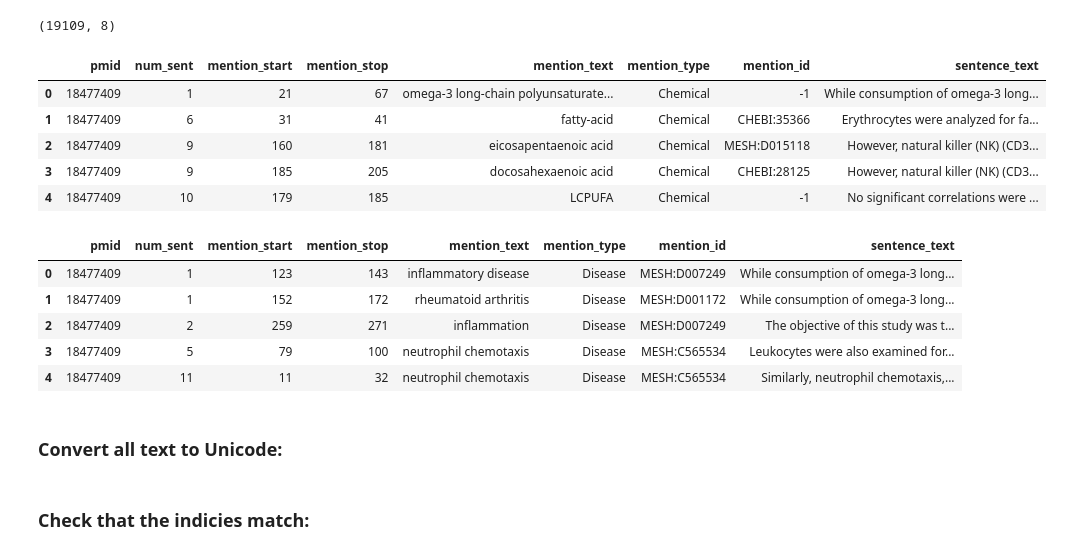
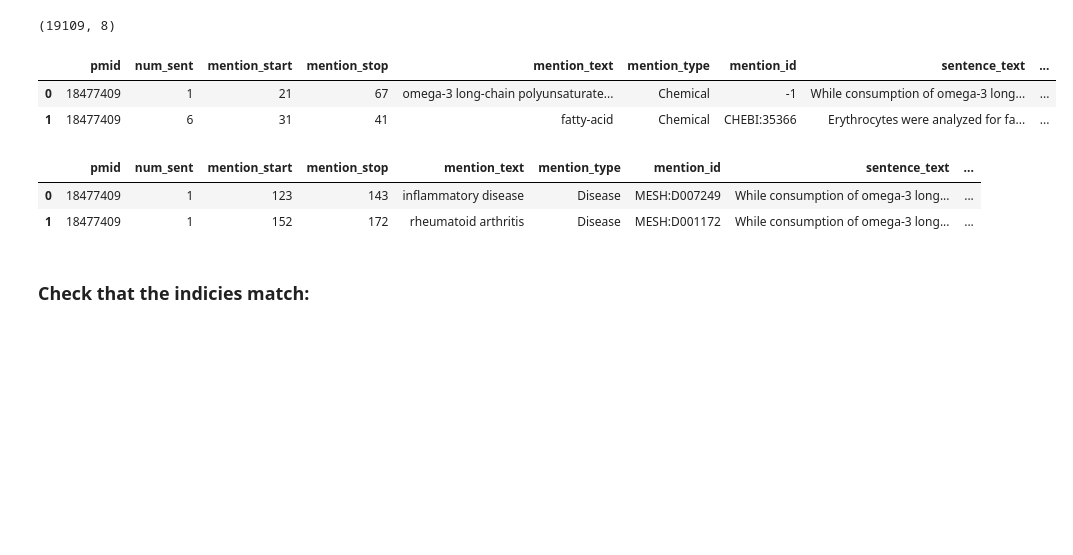
Before and after one commit to SuLab/crowd_cid_relex, a Jupyter notebook: crowd_only/analysis/befree_data_processing.ipynb, the cells around one changed output. Drawn from its saved outputs; the diff is of its cells as text; code cells hidden in the pictures; blank space fills up the shorter version.

Commit message:
Move preprocessing methods for BeFree/Crowd corpus.
Moved the preprocessing code for crowd annotation of the corpus sent to
us by BeFree to the analysis folder.

```diff
--- a/crowd_only/befree_data_processing.ipynb
+++ b/crowd_only/analysis/befree_data_processing.ipynb
@@ -24,6 +27,6 @@ from src.data_model import *
 ### Read the data Alex sent us:
 # %%
 # quoting = 3 means there are no quote characters used at all!!
-chem_data = pd.read_csv("data/befree/chemicals_entities_tmChem_sent_relative_offsets_v2.txt",
+chem_data = pd.read_csv("../data/befree/chemicals_entities_tmChem_sent_relative_offsets_v2.txt",
                         sep = '\t', quoting = 3)
 # %%
@@ -38,22 +41,14 @@ dise_data.shape
 # %% [output]
 (19109, 8)
 # %%
-chem_data.head()
+chem_data.head(2)
 # %% [output]
-|  | pmid | num_sent | mention_start | mention_stop | mention_text | mention_type | mention_id | sentence_text |
-| 0 | 18477409 | 1 | 21 | 67 | omega-3 long-chain polyunsaturate... | Chemical | -1 | While consumption of omega-3 long... |
-| 1 | 18477409 | 6 | 31 | 41 | fatty-acid | Chemical | CHEBI:35366 | Erythrocytes were analyzed for fa... |
-| 2 | 18477409 | 9 | 160 | 181 | eicosapentaenoic acid | Chemical | MESH:D015118 | However, natural killer (NK) (CD3... |
-| 3 | 18477409 | 9 | 185 | 205 | docosahexaenoic acid | Chemical | CHEBI:28125 | However, natural killer (NK) (CD3... |
-| 4 | 18477409 | 10 | 179 | 185 | LCPUFA | Chemical | -1 | No significant correlations were ... |
+|  | pmid | num_sent | mention_start | mention_stop | mention_text | mention_type | mention_id | sentence_text | ... |
+| 0 | 18477409 | 1 | 21 | 67 | omega-3 long-chain polyunsaturate... | Chemical | -1 | While consumption of omega-3 long... | ... |
+| 1 | 18477409 | 6 | 31 | 41 | fatty-acid | Chemical | CHEBI:35366 | Erythrocytes were analyzed for fa... | ... |
 # %%
-dise_data.head()
+dise_data.head(2)
 # %% [output]
-|  | pmid | num_sent | mention_start | mention_stop | mention_text | mention_type | mention_id | sentence_text |
-| 0 | 18477409 | 1 | 123 | 143 | inflammatory disease | Disease | MESH:D007249 | While consumption of omega-3 long... |
-| 1 | 18477409 | 1 | 152 | 172 | rheumatoid arthritis | Disease | MESH:D001172 | While consumption of omega-3 long... |
-| 2 | 18477409 | 2 | 259 | 271 | inflammation | Disease | MESH:D007249 | The objective of this study was t... |
-| 3 | 18477409 | 5 | 79 | 100 | neutrophil chemotaxis | Disease | MESH:C565534 | Leukocytes were also examined for... |
-| 4 | 18477409 | 11 | 11 | 32 | neutrophil chemotaxis | Disease | MESH:C565534 | Similarly, neutrophil chemotaxis,... |
+|  | pmid | num_sent | mention_start | mention_stop | mention_text | mention_type | mention_id | sentence_text | ... |
+| 0 | 18477409 | 1 | 123 | 143 | inflammatory disease | Disease | MESH:D007249 | While consumption of omega-3 long... | ... |
+| 1 | 18477409 | 1 | 152 | 172 | rheumatoid arthritis | Disease | MESH:D001172 | While consumption of omega-3 long... | ... |
-# %% [markdown]
-### Convert all text to Unicode:
```
Also changed, not shown: parts of 30 cells of this notebook.
